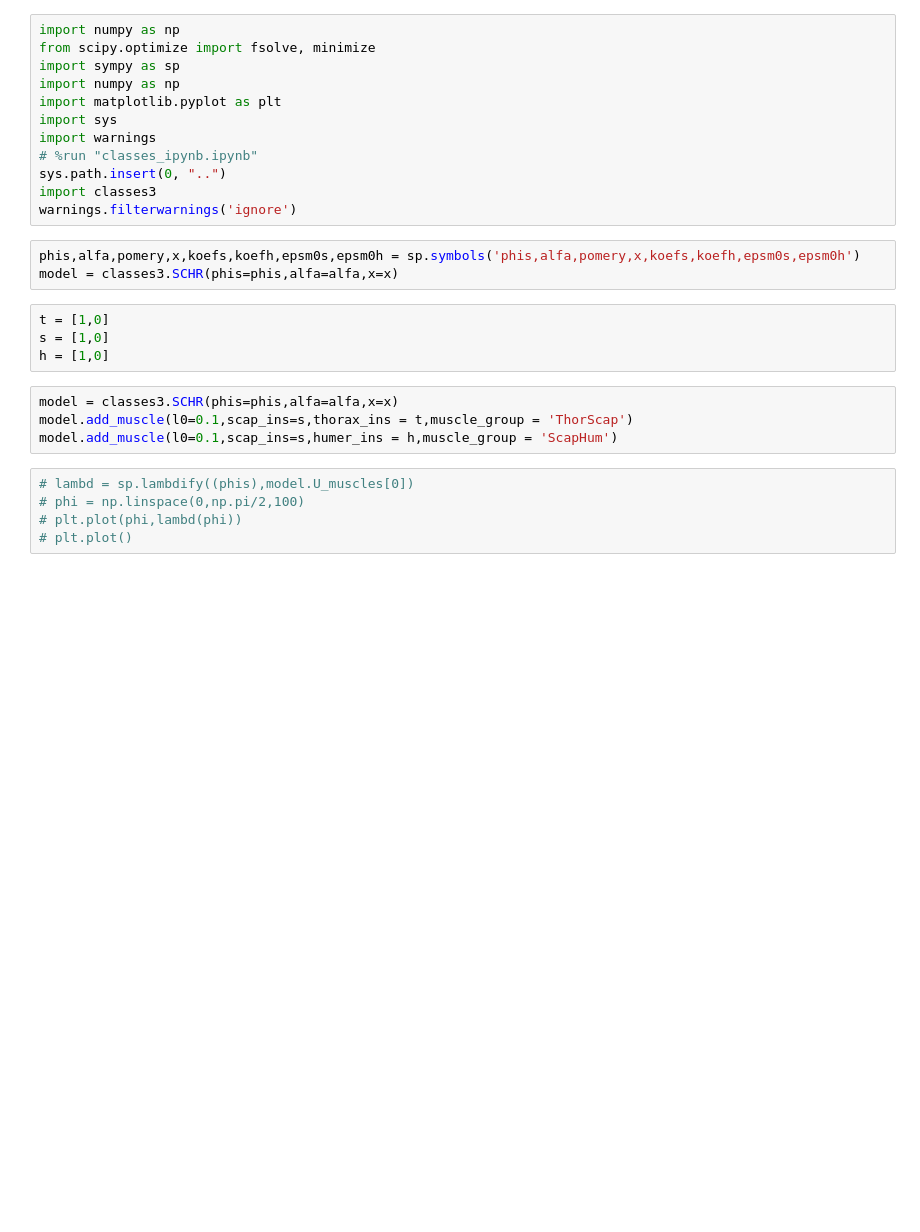
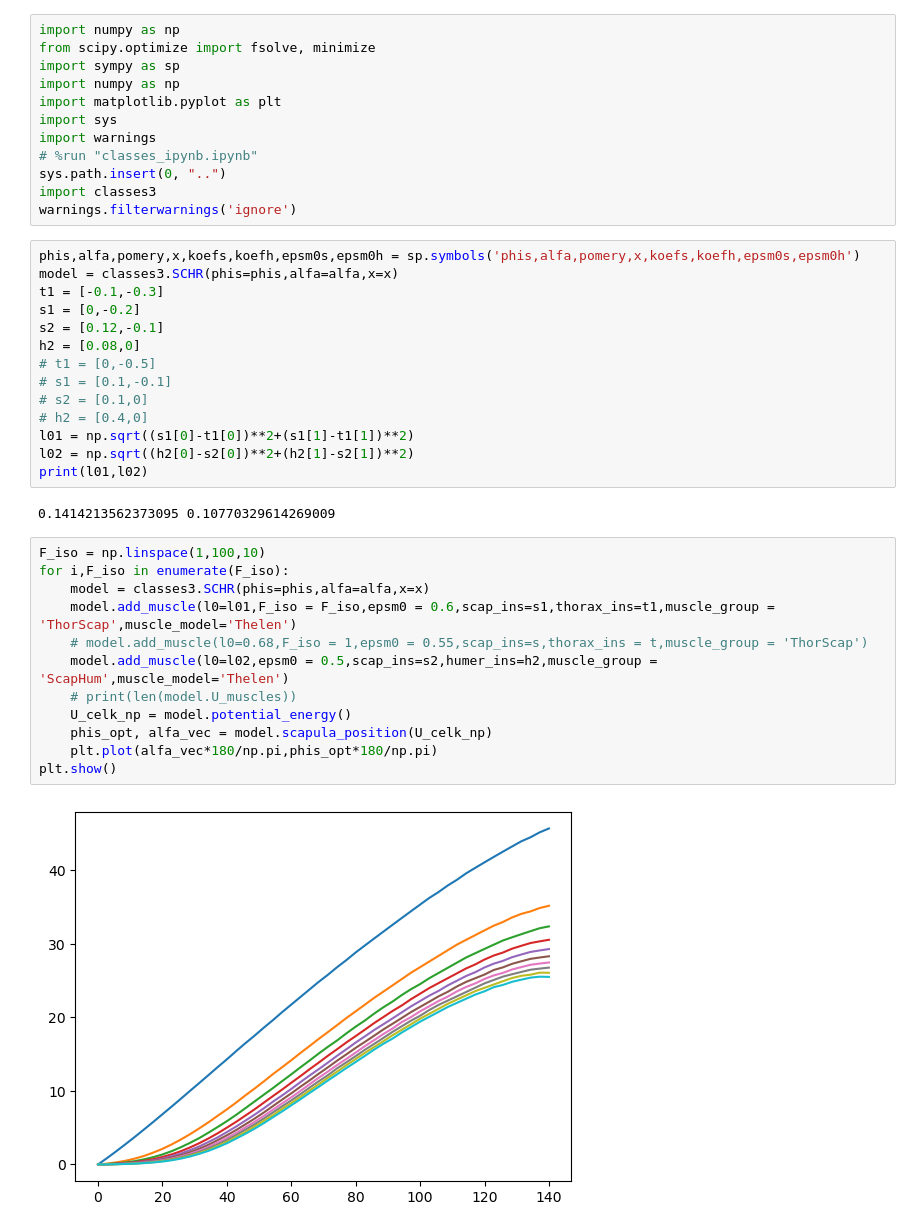
Before and after one commit to zoufaond/Passive_SCHR, a Jupyter notebook: main2.ipynb, the cells around one changed output. Cells and saved outputs as stored; diff of their text form; blank space fills up the shorter version.

```diff
--- a/main2.ipynb
+++ b/main2.ipynb
@@ -13,16 +13,30 @@ warnings.filterwarnings('ignore')
 # %%
 phis,alfa,pomery,x,koefs,koefh,epsm0s,epsm0h = sp.symbols('phis,alfa,pomery,x,koefs,koefh,epsm0s,epsm0h')
 model = classes3.SCHR(phis=phis,alfa=alfa,x=x)
+t1 = [-0.1,-0.3]
+s1 = [0,-0.2]
+s2 = [0.12,-0.1]
+h2 = [0.08,0]
+# t1 = [0,-0.5]
+# s1 = [0.1,-0.1]
+# s2 = [0.1,0]
+# h2 = [0.4,0]
+l01 = np.sqrt((s1[0]-t1[0])**2+(s1[1]-t1[1])**2)
+l02 = np.sqrt((h2[0]-s2[0])**2+(h2[1]-s2[1])**2)
+print(l01,l02)
+# %% [output]
+0.1414213562373095 0.10770329614269009
-# %%
-t = [1,0]
-s = [1,0]
-h = [1,0]
-# %%
-model = classes3.SCHR(phis=phis,alfa=alfa,x=x)
-model.add_muscle(l0=0.1,scap_ins=s,thorax_ins = t,muscle_group = 'ThorScap')
-model.add_muscle(l0=0.1,scap_ins=s,humer_ins = h,muscle_group = 'ScapHum')
-# %%
-# lambd = sp.lambdify((phis),model.U_muscles[0])
-# phi = np.linspace(0,np.pi/2,100)
-# plt.plot(phi,lambd(phi))
-# plt.plot()
+# %%
+F_iso = np.linspace(1,100,10)
+for i,F_iso in enumerate(F_iso):
+    model = classes3.SCHR(phis=phis,alfa=alfa,x=x)
+    model.add_muscle(l0=l01,F_iso = F_iso,epsm0 = 0.6,scap_ins=s1,thorax_ins=t1,muscle_group = 'ThorScap',muscle_model='Thelen')
+    # model.add_muscle(l0=0.68,F_iso = 1,epsm0 = 0.55,scap_ins=s,thorax_ins = t,muscle_group = 'ThorScap')
+    model.add_muscle(l0=l02,epsm0 = 0.5,scap_ins=s2,humer_ins=h2,muscle_group = 'ScapHum',muscle_model='Thelen')
+    # print(len(model.U_muscles))
+    U_celk_np = model.potential_energy()
+    phis_opt, alfa_vec = model.scapula_position(U_celk_np)
+    plt.plot(alfa_vec*180/np.pi,phis_opt*180/np.pi)
+plt.show()
+# %% [output]
+[figure, added]
```
Also changed, not shown: parts of 1 cell of this notebook, 1 other file.
